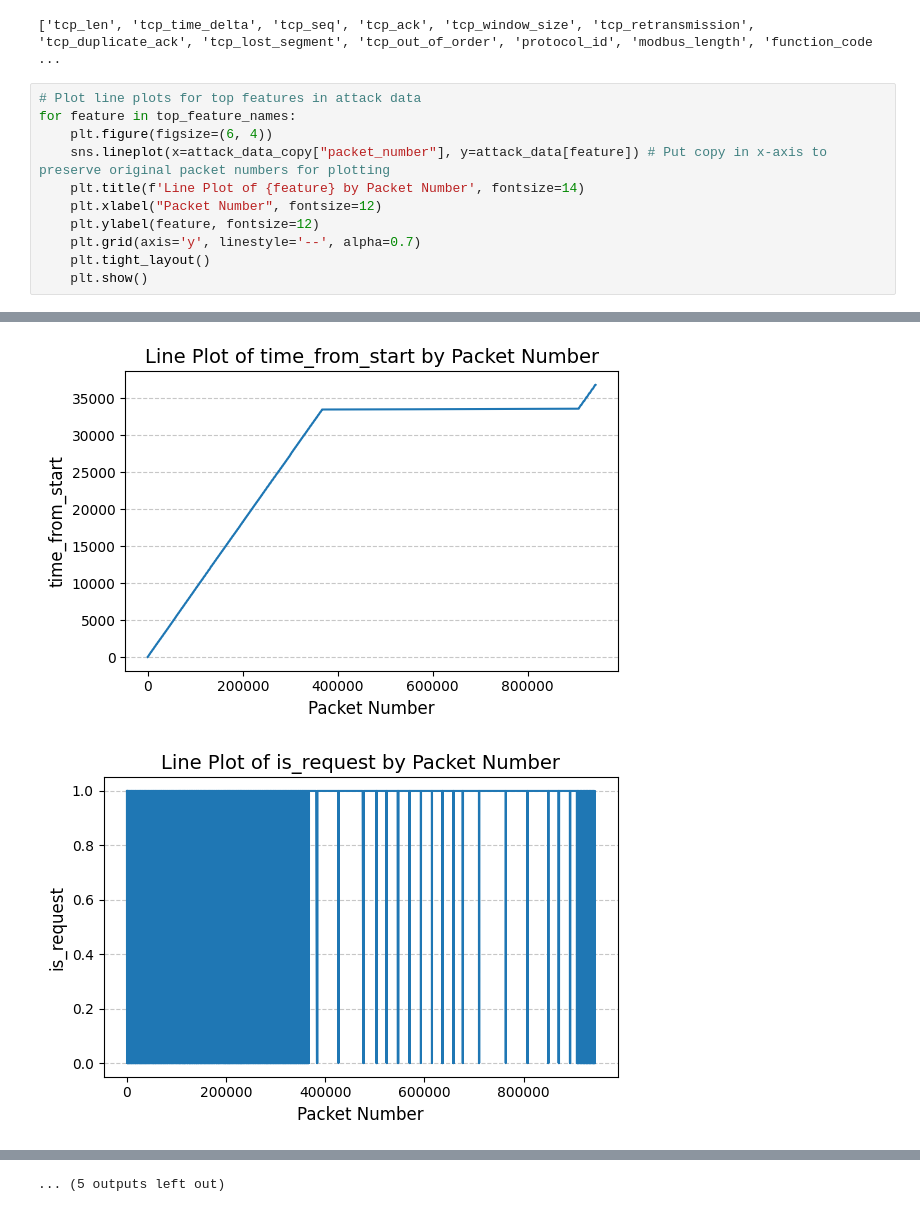
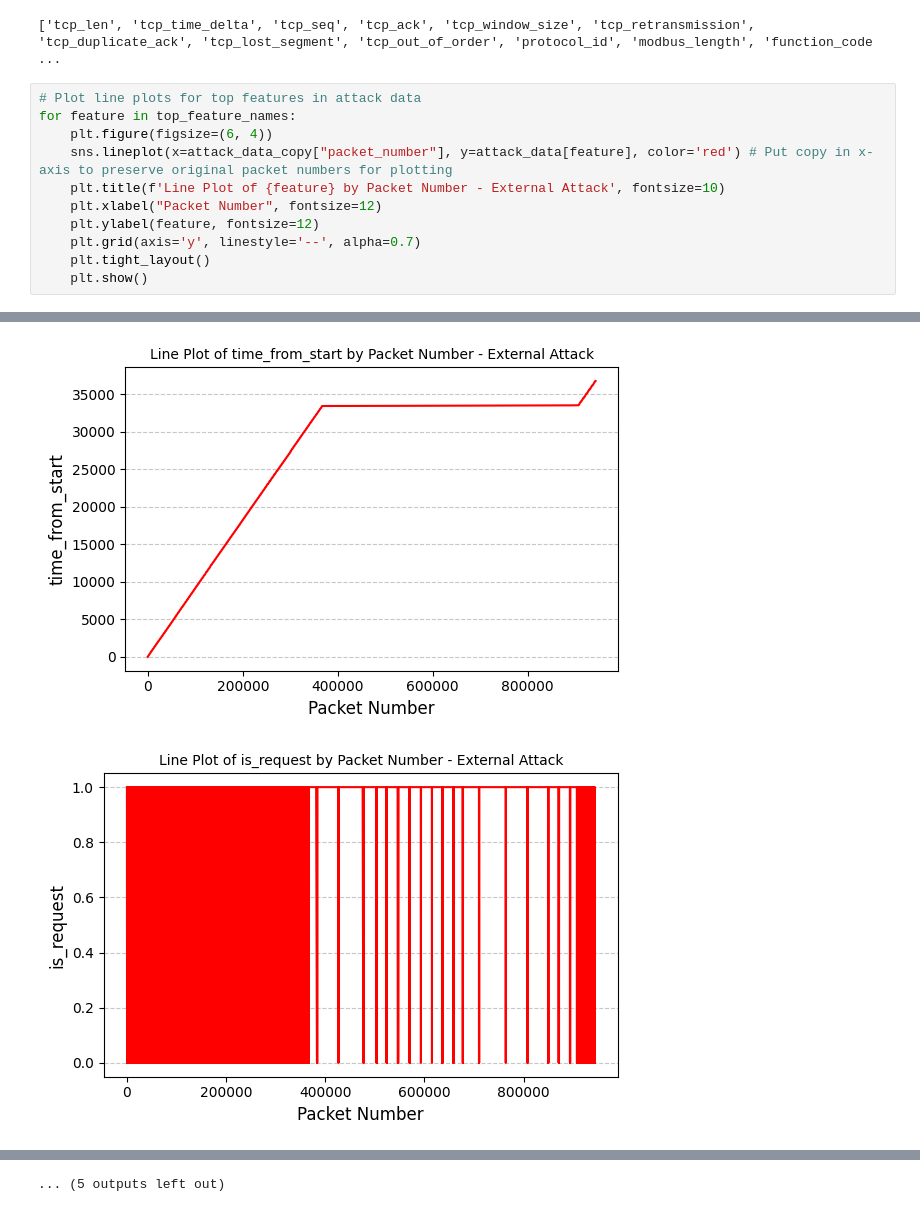
Before and after one commit to living-proof/Foundational-Model-for-Energy-Security, a Jupyter notebook: notebooks/02_analysis/external_attack_analysis.ipynb, the cells around one changed output, grey strips where cells are left out. Drawn from its saved outputs; the diff is of its cells as text.

```diff
--- a/notebooks/02_analysis/external_attack_analysis.ipynb
+++ b/notebooks/02_analysis/external_attack_analysis.ipynb
@@ -214,8 +214,8 @@ print(attack_data.columns.tolist())
 # Plot line plots for top features in attack data
 for feature in top_feature_names:
     plt.figure(figsize=(6, 4))
-    sns.lineplot(x=attack_data_copy["packet_number"], y=attack_data[feature]) # Put copy in x-axis to preserve original packet numbers for plotting
-    plt.title(f'Line Plot of {feature} by Packet Number', fontsize=14)
+    sns.lineplot(x=attack_data_copy["packet_number"], y=attack_data[feature], color='red') # Put copy in x-axis to preserve original packet numbers for plotting
+    plt.title(f'Line Plot of {feature} by Packet Number - External Attack', fontsize=10)
     plt.xlabel("Packet Number", fontsize=12)
     plt.ylabel(feature, fontsize=12)
     plt.grid(axis='y', linestyle='--', alpha=0.7)
@@ -229,2 +229,2 @@ for feature in top_feature_names:
-[figure, old version]
+[figure, new version]
-[figure, old version]
+[figure, new version]
```
Also changed, not shown: parts of 2 cells of this notebook, 3 other files.
